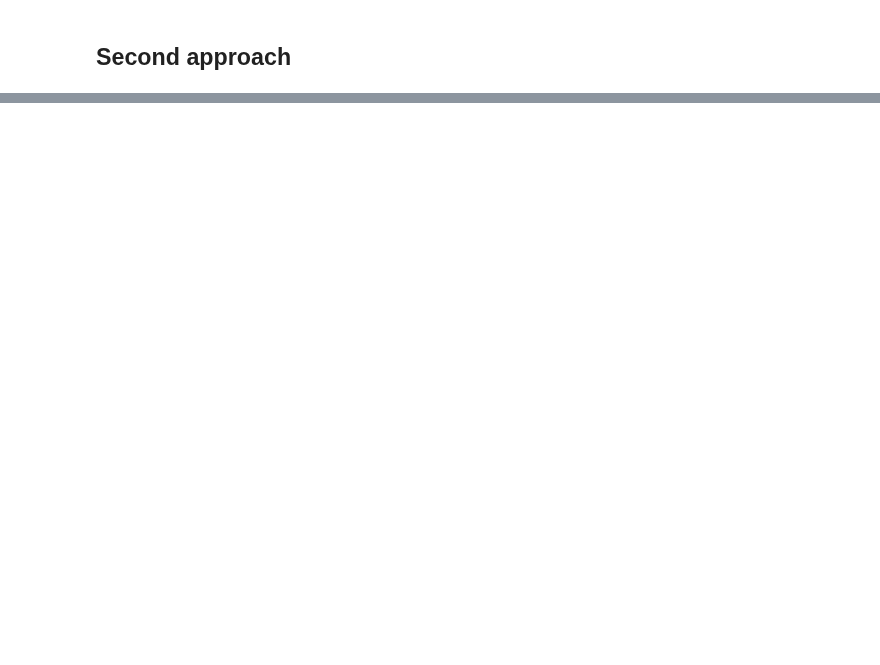
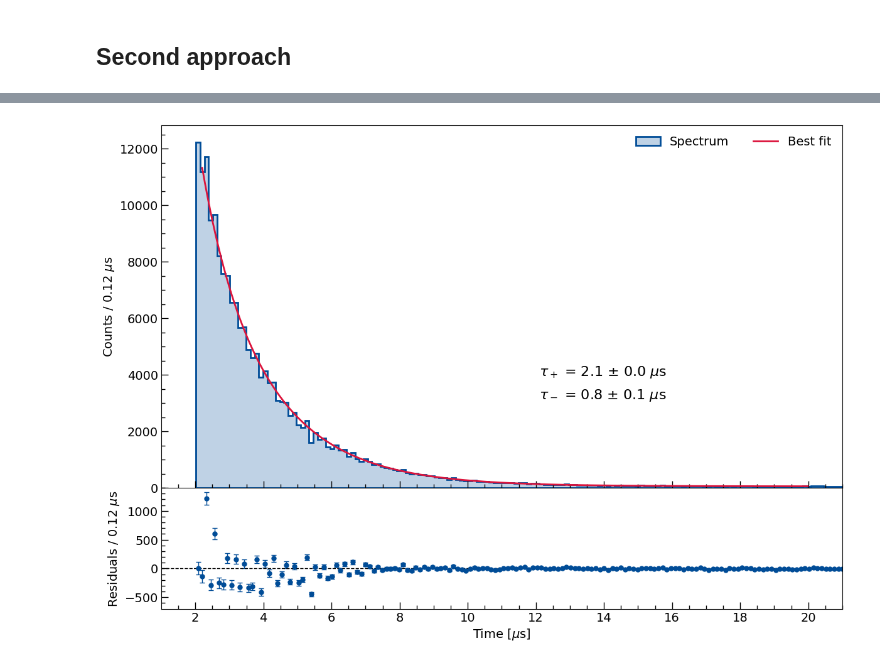
Before and after one commit to trRiccardo/MuonLifetime, a Jupyter notebook: spectra/analysis.ipynb, the cells around one changed output, grey strips where cells are left out. Cells and saved outputs as stored; diff of their text form; code cells hidden in the pictures; blank space fills up the shorter version.

```diff
--- a/spectra/analysis.ipynb
+++ b/spectra/analysis.ipynb
@@ -209,0 +237,62 @@ print(par)
+# %%
+fig = plt.figure(figsize=(14,10))
+gs = gridspec.GridSpec(2, 1,height_ratios=[3, 1])
+
+ax1 = plt.subplot(gs[0])
+ax2 = plt.subplot(gs[1],sharex = ax1)
+
+y, bins , _ = ax1.hist(total, bins=180, histtype='stepfilled',fc='#BFD2E5', ec = '#004C97', lw=2, alpha=1, label="Spectrum")
+
+# array of bin centers
+x = np.array([0.5 * (bins[i] + bins[i+1]) for i in range(len(bins) - 1)])
+
+# set Poisson uncertainty on each bin
+poisson_err =  np.sqrt(n)
+
+# bin width
+binwidth = bins[1] - bins[0]
+
+#ax1.errorbar(x, n, yerr=poisson_err, label='Data', marker = 'o',markerfacecolor = 'black',
+#                               markeredgecolor = 'black',markersize=4, lw = 0, ecolor='black', elinewidth=1, capsize=3)
+
+x_g = np.arange(x[1],20,0.02)
+
+y_th = exp(x_g, a_n, a_p, tau_p, tau_n, baseline)
+y_res = exp(x, a_n, a_p, tau_p, tau_n, baseline)
+res = y - y_res
+
+rel_err = 100 * (res / y_res)
+
+
+ax1.plot(x_g,y_th, color = 'crimson', ls='-', alpha=1, lw=2, label = 'Best fit')
+
+ax2.errorbar(x, res,yerr=poisson_err, marker='o', markersize=5,
+                color='#004C97', linestyle='none', ecolor='#004C97', elinewidth=1, capsize=3)
+
+ax2.axhline(color = 'black', linewidth = 1, linestyle = '--')
+
+# labels
+ax2.set_xlabel("Time [$\mu$s]", fontsize=14)
+ax1.set_ylabel("Counts / %1.2f $\mu$s" %binwidth, fontsize=14)
+ax2.set_ylabel("Residuals / %1.2f $\mu$s" %binwidth, fontsize=14)
+
+# ticks
+set_ticks(ax1, 2, 2000)
+set_ticks(ax2, 2, 500)
+# limits
+ax1.set_xlim(left = 1, right= 21)
+ax2.set_ylim(-700,1400)
+# legend
+ax1.legend(loc="upper right", frameon=False, fontsize=14, ncol=2)
+
+fig.subplots_adjust(hspace=0)
+
+ax1.text(0.75,0.5, '$\\tau_-$ = %1.1f $\\pm$ %1.1f $\\mu$s ' % (tau_n,s_tau_n),fontsize = 16,  transform=ax.transAxes)
+ax1.text(0.75,0.56, '$\\tau_+$ = %1.1f $\\pm$ %1.1f $\\mu$s ' % (tau_p,s_tau_p),fontsize = 16,  transform=ax.transAxes)
+
+
+#fig.savefig('totalfit_rebin.pdf',dpi=200)
+
+plt.show()
+# %% [output]
+[figure, added]
```
Also changed, not shown: parts of 15 cells of this notebook, 14 other files.
